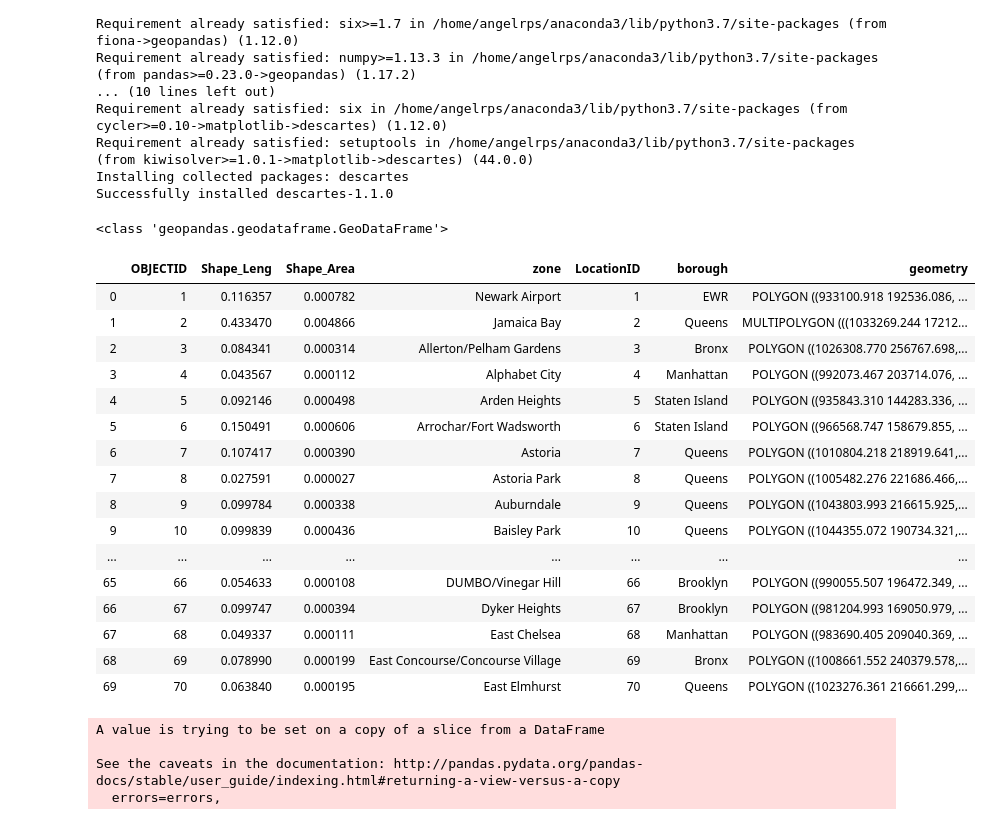
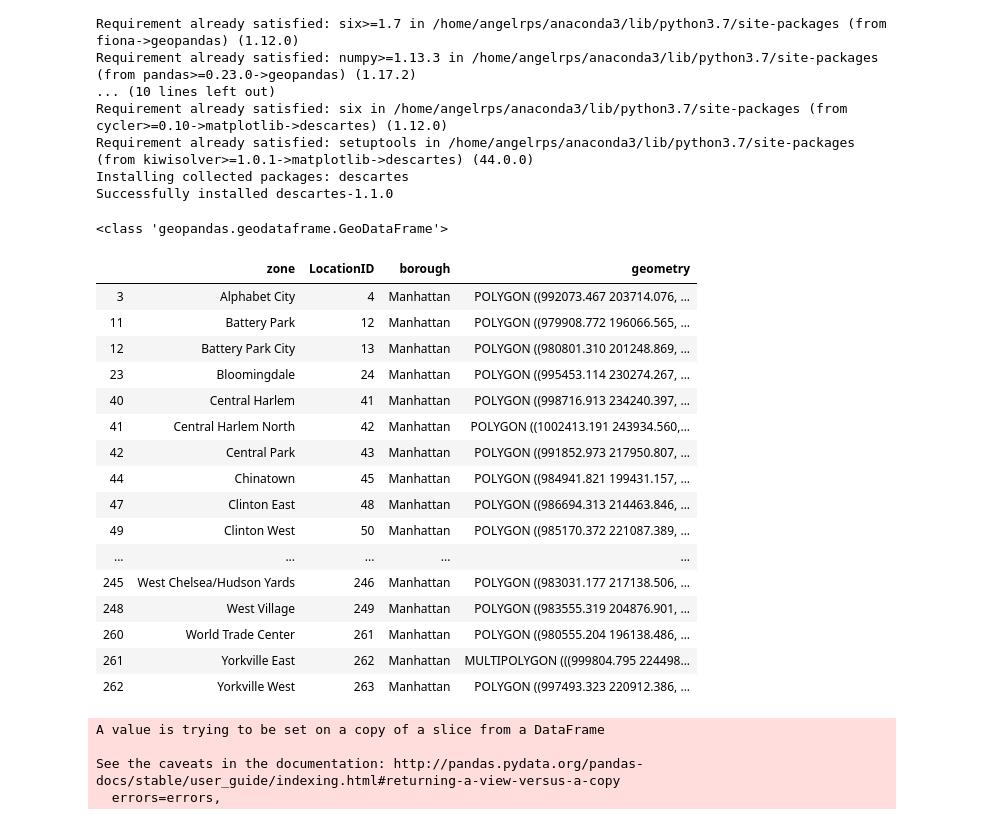
Before and after one commit to angelrps/MasterDataScience_FinalProject, a Jupyter notebook: notebooks/FrontEnd_01.ipynb, the cells around one changed output. Cells and saved outputs as stored; diff of their text form; code cells hidden in the pictures.

```diff
--- a/notebooks/FrontEnd_01.ipynb
+++ b/notebooks/FrontEnd_01.ipynb
@@ -48,35 +48,38 @@ sns.mpl.rc('figure', figsize=(10,6))
 # %%
 # opening the vector map
 shp_path = "../z_resources/data_test/taxi_zones/taxi_zones.shp"
 assert os.path.exists(shp_path), "Input file does not exist."
 
 # set the filepath and load
-fp = "../z_resources/data_test/taxi_zones/taxi_zones.shp"
-#reading the file stored in variable fp
-map_df = gpd.read_file(fp)
+shapefile = "../z_resources/data_test/taxi_zones/taxi_zones.shp"
+# reading the shape file, importing just 4 columns
+map_df = gpd.read_file(shapefile)[['zone', 'LocationID', 'borough', 'geometry']]
+
+# filter Manhattan zones
+map_df = map_df[map_df['borough'] == 'Manhattan']
 
 # check data type so we can see that this is not a normal dataframe, but a GEOdataframe
 print(type(map_df))
 map_df.head(70)
 # %% [output]
 <class 'geopandas.geodataframe.GeoDataFrame'>
-|  | OBJECTID | Shape_Leng | Shape_Area | zone | LocationID | borough | geometry |
-| 0 | 1 | 0.116357 | 0.000782 | Newark Airport | 1 | EWR | POLYGON ((933100.918 192536.086, ... |
-| 1 | 2 | 0.433470 | 0.004866 | Jamaica Bay | 2 | Queens | MULTIPOLYGON (((1033269.244 17212... |
-| 2 | 3 | 0.084341 | 0.000314 | Allerton/Pelham Gardens | 3 | Bronx | POLYGON ((1026308.770 256767.698,... |
-| 3 | 4 | 0.043567 | 0.000112 | Alphabet City | 4 | Manhattan | POLYGON ((992073.467 203714.076, ... |
-| 4 | 5 | 0.092146 | 0.000498 | Arden Heights | 5 | Staten Island | POLYGON ((935843.310 144283.336, ... |
-| 5 | 6 | 0.150491 | 0.000606 | Arrochar/Fort Wadsworth | 6 | Staten Island | POLYGON ((966568.747 158679.855, ... |
-| 6 | 7 | 0.107417 | 0.000390 | Astoria | 7 | Queens | POLYGON ((1010804.218 218919.641,... |
-| 7 | 8 | 0.027591 | 0.000027 | Astoria Park | 8 | Queens | POLYGON ((1005482.276 221686.466,... |
-| 8 | 9 | 0.099784 | 0.000338 | Auburndale | 9 | Queens | POLYGON ((1043803.993 216615.925,... |
-| 9 | 10 | 0.099839 | 0.000436 | Baisley Park | 10 | Queens | POLYGON ((1044355.072 190734.321,... |
-| ... | ... | ... | ... | ... | ... | ... | ... |
-| 65 | 66 | 0.054633 | 0.000108 | DUMBO/Vinegar Hill | 66 | Brooklyn | POLYGON ((990055.507 196472.349, ... |
-| 66 | 67 | 0.099747 | 0.000394 | Dyker Heights | 67 | Brooklyn | POLYGON ((981204.993 169050.979, ... |
-| 67 | 68 | 0.049337 | 0.000111 | East Chelsea | 68 | Manhattan | POLYGON ((983690.405 209040.369, ... |
-| 68 | 69 | 0.078990 | 0.000199 | East Concourse/Concourse Village | 69 | Bronx | POLYGON ((1008661.552 240379.578,... |
-| 69 | 70 | 0.063840 | 0.000195 | East Elmhurst | 70 | Queens | POLYGON ((1023276.361 216661.299,... |
+|  | zone | LocationID | borough | geometry |
+| 3 | Alphabet City | 4 | Manhattan | POLYGON ((992073.467 203714.076, ... |
+| 11 | Battery Park | 12 | Manhattan | POLYGON ((979908.772 196066.565, ... |
+| 12 | Battery Park City | 13 | Manhattan | POLYGON ((980801.310 201248.869, ... |
+| 23 | Bloomingdale | 24 | Manhattan | POLYGON ((995453.114 230274.267, ... |
+| 40 | Central Harlem | 41 | Manhattan | POLYGON ((998716.913 234240.397, ... |
+| 41 | Central Harlem North | 42 | Manhattan | POLYGON ((1002413.191 243934.560,... |
+| 42 | Central Park | 43 | Manhattan | POLYGON ((991852.973 217950.807, ... |
+| 44 | Chinatown | 45 | Manhattan | POLYGON ((984941.821 199431.157, ... |
+| 47 | Clinton East | 48 | Manhattan | POLYGON ((986694.313 214463.846, ... |
+| 49 | Clinton West | 50 | Manhattan | POLYGON ((985170.372 221087.389, ... |
+| ... | ... | ... | ... | ... |
+| 245 | West Chelsea/Hudson Yards | 246 | Manhattan | POLYGON ((983031.177 217138.506, ... |
+| 248 | West Village | 249 | Manhattan | POLYGON ((983555.319 204876.901, ... |
+| 260 | World Trade Center | 261 | Manhattan | POLYGON ((980555.204 196138.486, ... |
+| 261 | Yorkville East | 262 | Manhattan | MULTIPOLYGON (((999804.795 224498... |
+| 262 | Yorkville West | 263 | Manhattan | POLYGON ((997493.323 220912.386, ... |
 # %%
 # filter Manhattan zones
 map_df2 = map_df[map_df['borough'] == 'Manhattan']
```
Also changed, not shown: parts of 9 cells of this notebook.
